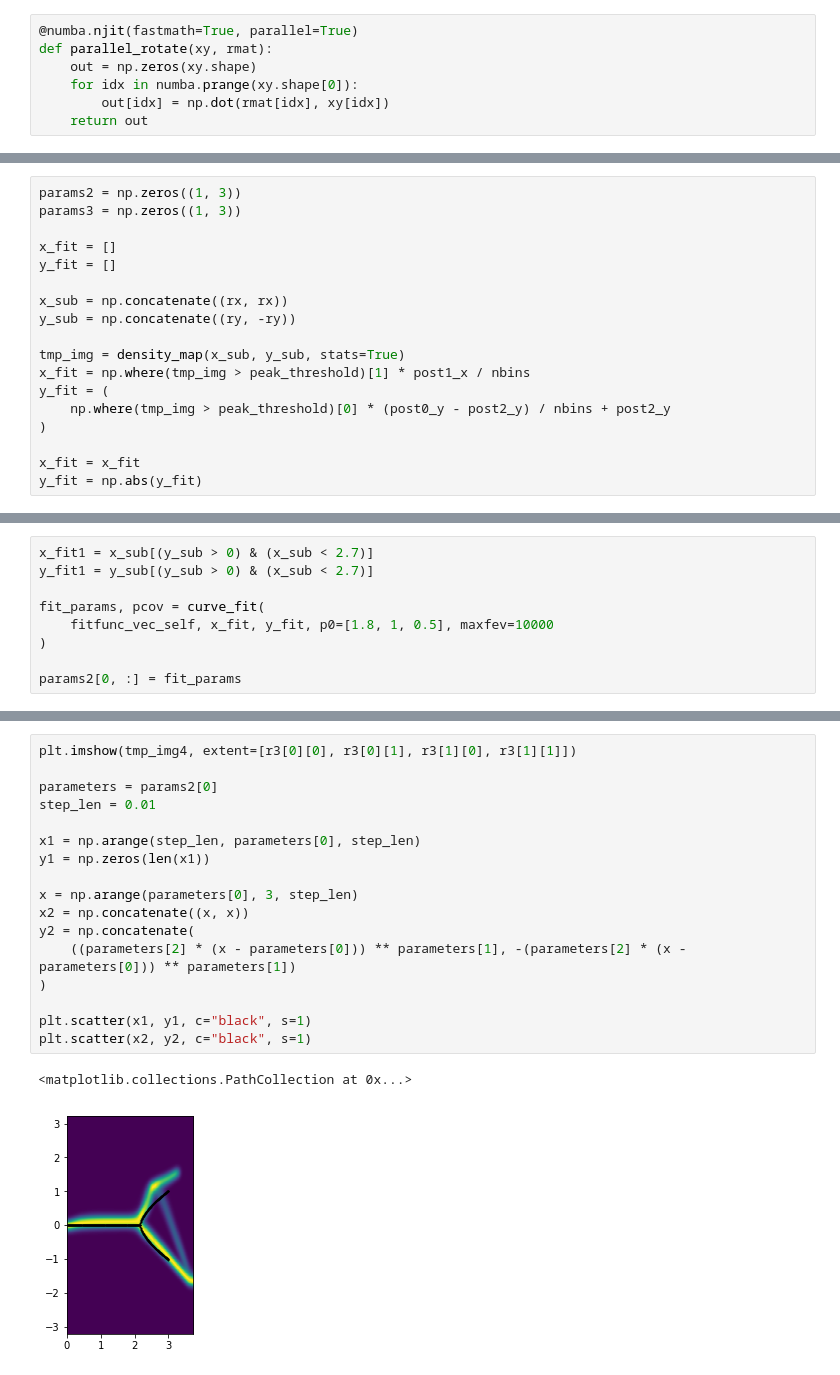
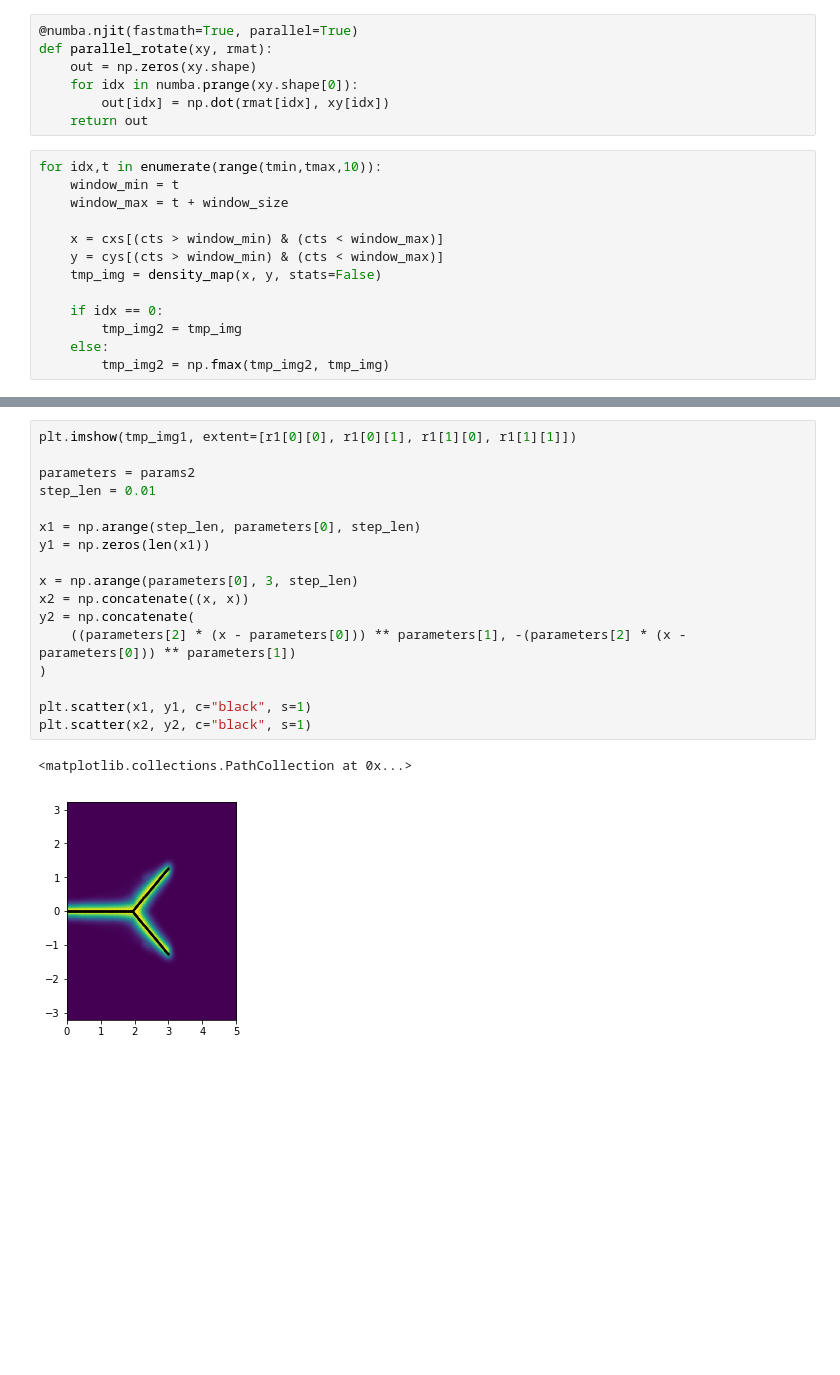
Before and after one commit to RnoB/fly-matrix, a Jupyter notebook: model_plots.ipynb, the cells around one changed output, grey strips where cells are left out. Drawn from its saved outputs; the diff is of its cells as text; blank space fills up the shorter version.

```diff
--- a/model_plots.ipynb
+++ b/model_plots.ipynb
@@ -309,3 +375,16 @@ def parallel_rotate(xy, rmat):
     for idx in numba.prange(xy.shape[0]):
         out[idx] = np.dot(rmat[idx], xy[idx])
     return out
+# %%
+for idx,t in enumerate(range(tmin,tmax,10)):
+    window_min = t
+    window_max = t + window_size
+
+    x = cxs[(cts > window_min) & (cts < window_max)]
+    y = cys[(cts > window_min) & (cts < window_max)]
+    tmp_img = density_map(x, y, stats=False)
+
+    if idx == 0:
+        tmp_img2 = tmp_img
+    else:
+        tmp_img2 = np.fmax(tmp_img2, tmp_img)
@@ -383,18 +433,0 @@ plt.imshow(np.flipud(tmp_img4), extent=[r3[0][0], r3[0][1], r3[1][0], r3[1][1]])
-# %%
-params2 = np.zeros((1, 3))
-params3 = np.zeros((1, 3))
-
-x_fit = []
-y_fit = []
-
-x_sub = np.concatenate((rx, rx))
-y_sub = np.concatenate((ry, -ry))
-
-tmp_img = density_map(x_sub, y_sub, stats=True)
-x_fit = np.where(tmp_img > peak_threshold)[1] * post1_x / nbins
-y_fit = (
-    np.where(tmp_img > peak_threshold)[0] * (post0_y - post2_y) / nbins + post2_y
-)
-
-x_fit = x_fit
-y_fit = np.abs(y_fit)
@@ -403,9 +433,0 @@ y_fit = np.abs(y_fit)
-# %%
-x_fit1 = x_sub[(y_sub > 0) & (x_sub < 2.7)]
-y_fit1 = y_sub[(y_sub > 0) & (x_sub < 2.7)]
-
-fit_params, pcov = curve_fit(
-    fitfunc_vec_self, x_fit, y_fit, p0=[1.8, 1, 0.5], maxfev=10000
-)
-
-params2[0, :] = fit_params
@@ -412,21 +479,21 @@ params2[0, :] = fit_params
 # %%
-plt.imshow(tmp_img4, extent=[r3[0][0], r3[0][1], r3[1][0], r3[1][1]])
+plt.imshow(tmp_img1, extent=[r1[0][0], r1[0][1], r1[1][0], r1[1][1]])
 
-parameters = params2[0]
+parameters = params2
 step_len = 0.01
 
 x1 = np.arange(step_len, parameters[0], step_len)
 y1 = np.zeros(len(x1))
 
 x = np.arange(parameters[0], 3, step_len)
 x2 = np.concatenate((x, x))
 y2 = np.concatenate(
     ((parameters[2] * (x - parameters[0])) ** parameters[1], -(parameters[2] * (x - parameters[0])) ** parameters[1])
 )
 
 plt.scatter(x1, y1, c="black", s=1)
 plt.scatter(x2, y2, c="black", s=1)
 # %% [output]
 <matplotlib.collections.PathCollection at 0x...>
-[figure, old version]
+[figure, new version]
 # %%
```
Also changed, not shown: parts of 22 cells of this notebook, 16 other files.
